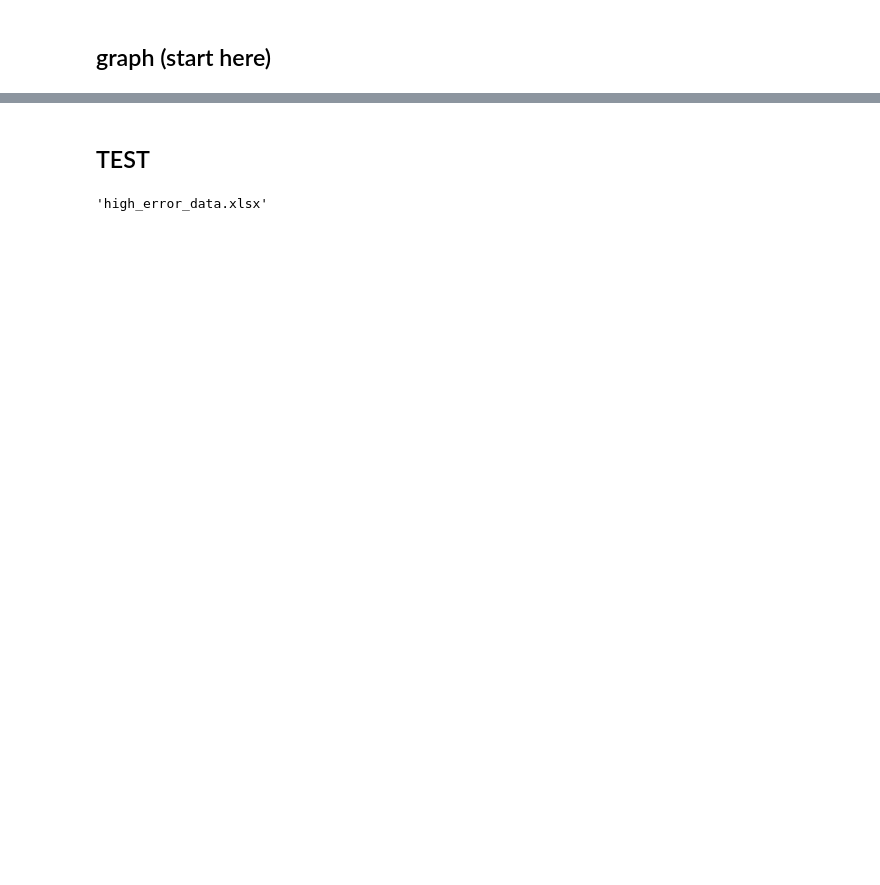
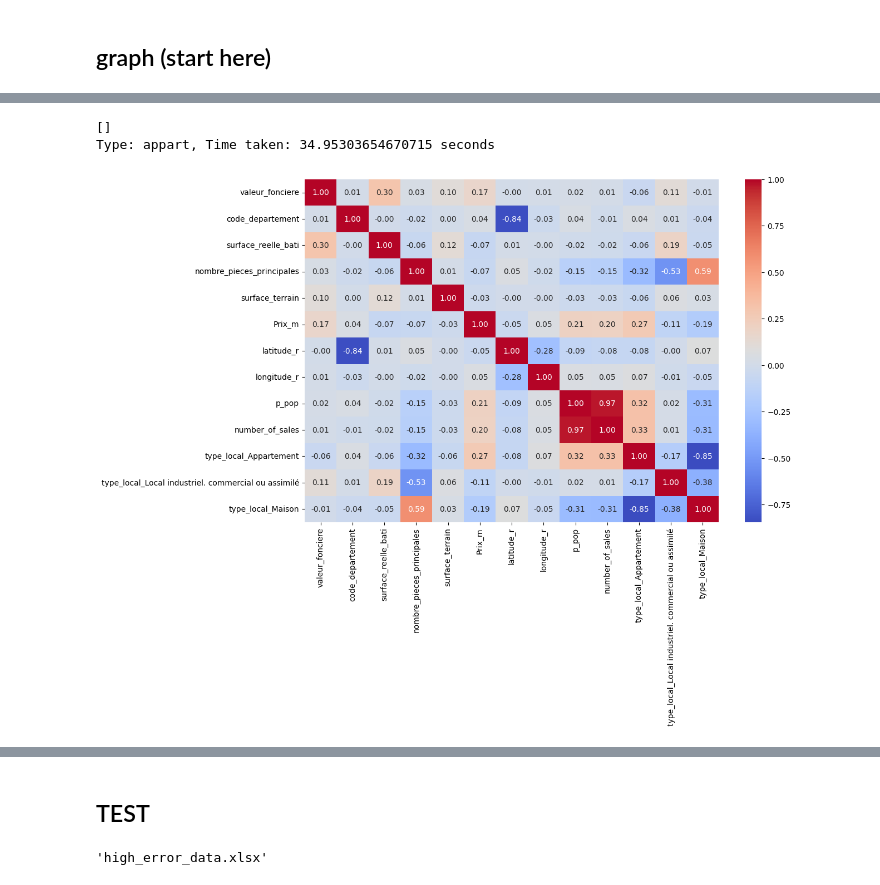
Before and after one commit to arthurdesma/immobilier_ml, a Jupyter notebook: data.ipynb, the cells around one changed output, grey strips where cells are left out. Drawn from its saved outputs; the diff is of its cells as text; code cells hidden in the pictures; blank space fills up the shorter version.

```diff
--- a/data.ipynb
+++ b/data.ipynb
@@ -354,0 +407,2 @@ with open(model_filename, 'wb') as file:
+# %%
+a_transform = a.fit_transform(sampled_data[["type_local"]])
@@ -354,0 +445,2 @@ with open(model_filename, 'wb') as file:
+# %%
+sampled_data = sampled_data.dropna()
@@ -354,0 +505,2 @@ with open(model_filename, 'wb') as file:
+# %%
+sampled_data = sampled_data.drop(["date_mutation", "nature_mutation"], axis=1)
@@ -354,0 +516,2 @@ with open(model_filename, 'wb') as file:
+# %%
+sampled_data = pd.concat([sampled_data,a_transform],axis=1).drop(columns=['type_local'])
@@ -354,0 +527,49 @@ with open(model_filename, 'wb') as file:
+# %%
+import time
+import pandas as pd
+import os
+import numpy as np
+from sklearn.neighbors import BallTree
+import pickle
+directory = "data"
+if not os.path.exists(directory):
+    os.makedirs(directory)
+
+all_properties = pd.concat([appart_old, maison_old])
+
+all_properties['distance_moyenne'] = np.zeros(len(all_properties))
+all_properties['indices_voisins'] = np.zeros(len(all_properties))
+
+model_all = BallTree(all_properties[['latitude_r', 'longitude_r']].values, leaf_size=2, metric='haversine')
+
+all_data = []
+print(all_data)
+for property_type, data_old in [('appart', appart_old), ('maison', maison_old)]:
+    start = time.time()
+
+    k_nearest = min(10, len(data_old))
+
+    dist, indices = model_all.query(data_old[['latitude_r', 'longitude_r']].values, k=k_nearest)
+
+    data_old['distance_moyenne'] = np.mean(dist[:, 1:] * 6341, axis=1)
+
+    prix_moyen_quartier = pd.DataFrame({'Prix_m': np.zeros(len(data_old))})
+
+    for i in range(1, k_nearest):
+        valid_indices = indices[:, i] < len(all_properties)
+        prix_valides = all_properties.iloc[indices[valid_indices, i]]['Prix_m']
+        prix_moyen_quartier.loc[valid_indices, 'Prix_m'] += prix_valides.values
+
+    diviseur = max(1, k_nearest - 1)
+    prix_moyen_quartier /= diviseur
+    data_old['Prix_moyen_du_quartier'] = prix_moyen_quartier['Prix_m']
+
+    stop = time.time()
+    print(f"Type: {property_type}, Time taken: {stop - start} seconds")
+
+    all_data.append(data_old)
+
+combined_data = pd.concat(all_data)
+# %% [output]
+[]
+Type: appart, Time taken: 34.95303654670715 seconds
@@ -355,2 +587,20 @@ with open(model_filename, 'wb') as file:
+# %%
+import seaborn as sns
+import matplotlib.pyplot as plt
+
+# Assuming your DataFrame is named 'all'
+# Replace 'all' with the actual name of your DataFrame if it's different
+correlation_matrix = sampled_data.corr()
+
+# Set up the matplotlib figure
+plt.figure(figsize=(12, 8))
+
+# Draw the heatmap
+sns.heatmap(correlation_matrix, annot=True, fmt=".2f", cmap='coolwarm')
+
+# Show the plot
+plt.show()
+# %% [output]
+[figure, added]
 # %%
 all = pd.read_csv("data/france_entiere/combined_properties_france.csv")
```
Also changed, not shown: parts of 47 cells of this notebook.
